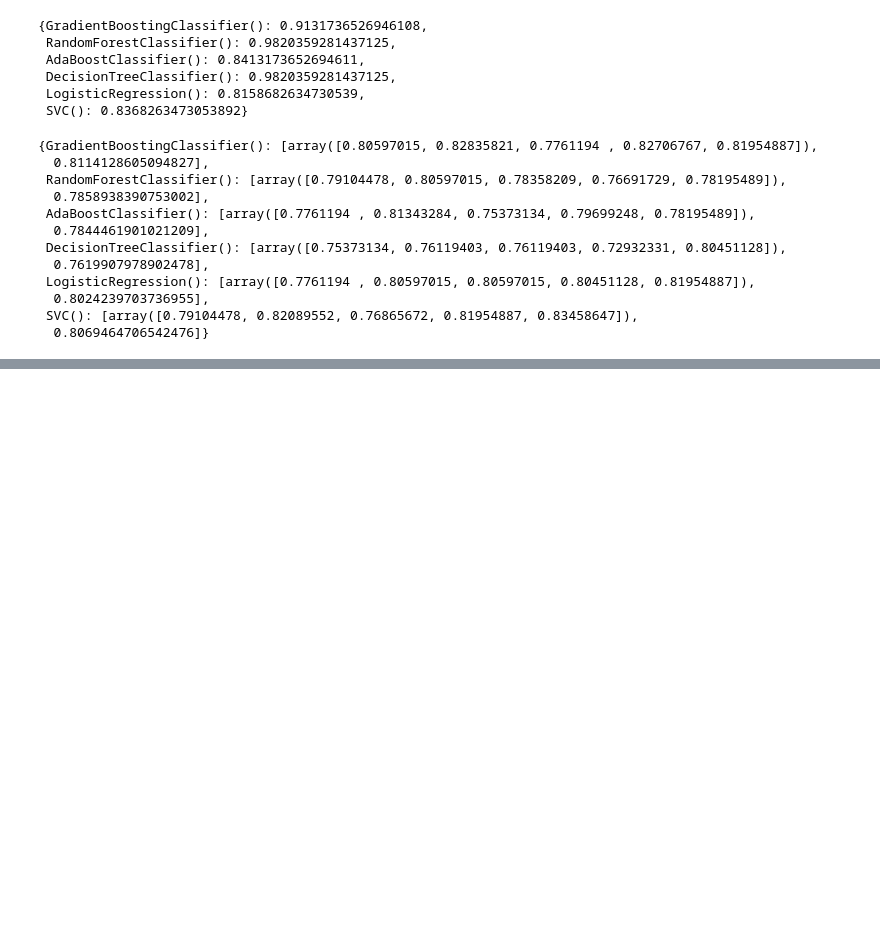
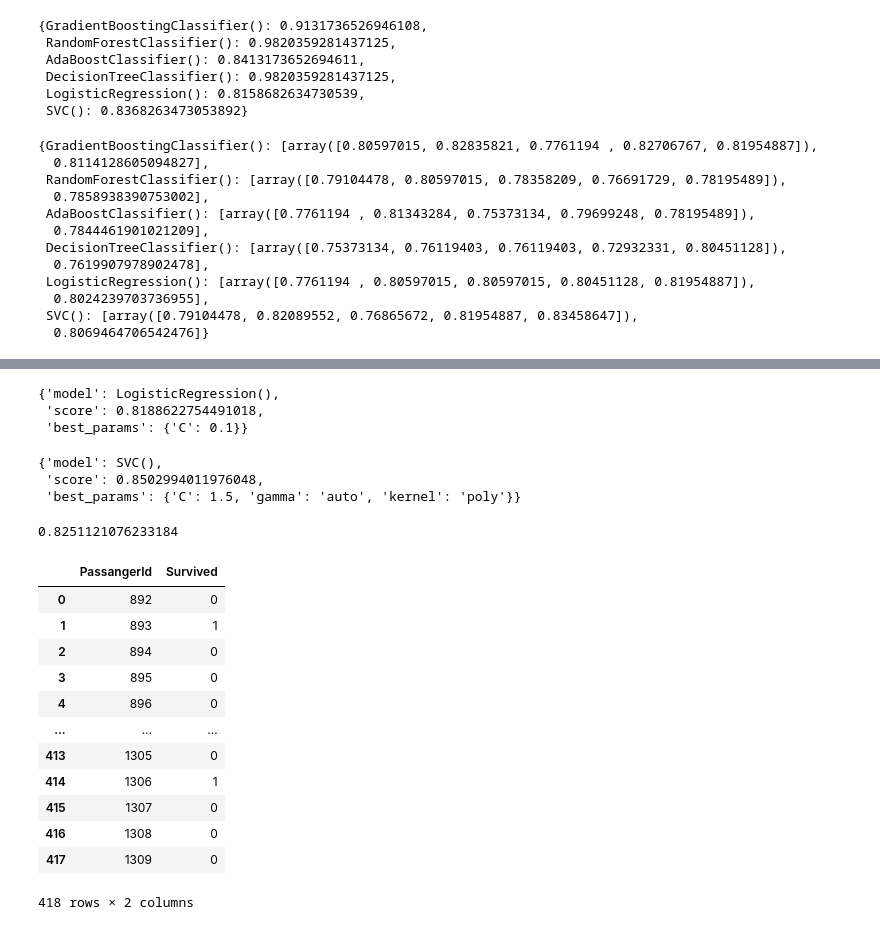
Before and after one commit to nicolasbuitragob/titanic_competion_kaggle, a Jupyter notebook: titanic.ipynb, the cells around one changed output, grey strips where cells are left out. Saved outputs shown, nothing was run; the diff lists cells and outputs as text; code cells hidden in the pictures; blank space fills up the shorter version.

Commit message:
final model

```diff
--- a/titanic.ipynb
+++ b/titanic.ipynb
@@ -337,0 +291,55 @@ grid_searchCV_ada(param_grid,model,X_train,y_train,X_test,y_test)
+# %%
+log_reg = LogisticRegression()
+def grid_searchCV_log(param_grid,model,X_train,y_train):
+    gs = GridSearchCV(model,param_grid).fit(X_train,y_train)
+    train_score = gs.score(X_train,y_train)
+    best_params = gs.best_params_
+    log_reg_cv = {'model':model,'score':train_score,'best_params':best_params}
+    return log_reg_cv
+grid_searchCV_dt(param_grid_log,log_reg,X_train_scaled,y_train)
+# %% [output]
+{'model': LogisticRegression(),
+ 'score': 0.8188622754491018,
+ 'best_params': {'C': 0.1}}
+# %%
+svc = SVC()
+def grid_searchCV_svc(param_grid,model,X_train,y_train):
+    gs = GridSearchCV(model,param_grid).fit(X_train,y_train)
+    train_score = gs.score(X_train,y_train)
+    best_params = gs.best_params_
+    svc_cv = {'model':model,'score':train_score,'best_params':best_params}
+    return svc_cv
+grid_searchCV_svc(param_grid_svc,svc,X_train_scaled,y_train)
+# %% [output]
+{'model': SVC(),
+ 'score': 0.8502994011976048,
+ 'best_params': {'C': 1.5, 'gamma': 'auto', 'kernel': 'poly'}}
+# %%
+dt_model = DecisionTreeClassifier(max_depth = 7,max_features = 8)
+dt_model.fit(X_train_scaled,y_train)
+pred = dt_model.predict(X_test_scaled)
+score_acc = accuracy_score(y_test,pred)
+score_acc
+# %% [output]
+0.8251121076233184
+# %%
+final_pred = dt_model.predict(test_scaled)
+# %%
+final_submission = pd.DataFrame({'PassangerId':test_id,'Survived':final_pred})
+final_submission.to_csv('final_submission.csv',index=False)
+# %%
+final_submission
+# %% [output]
+|  | PassangerId | Survived |
+| 0 | 892 | 0 |
+| 1 | 893 | 1 |
+| 2 | 894 | 0 |
+| 3 | 895 | 0 |
+| 4 | 896 | 0 |
+| ... | ... | ... |
+| 413 | 1305 | 0 |
+| 414 | 1306 | 1 |
+| 415 | 1307 | 0 |
+| 416 | 1308 | 0 |
+| 417 | 1309 | 0 |
+418 rows × 2 columns
```
Also changed, not shown: parts of 10 cells of this notebook, 1 other file.
